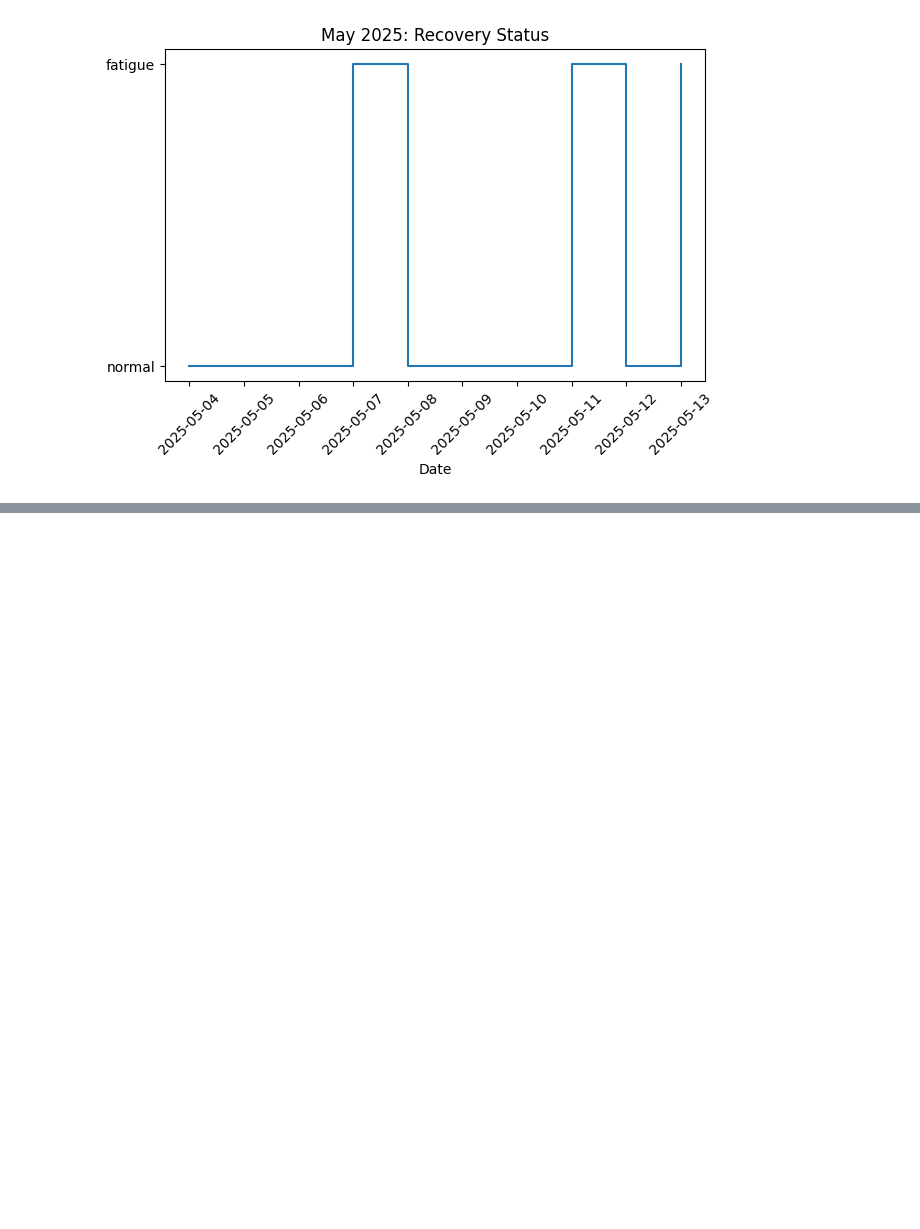
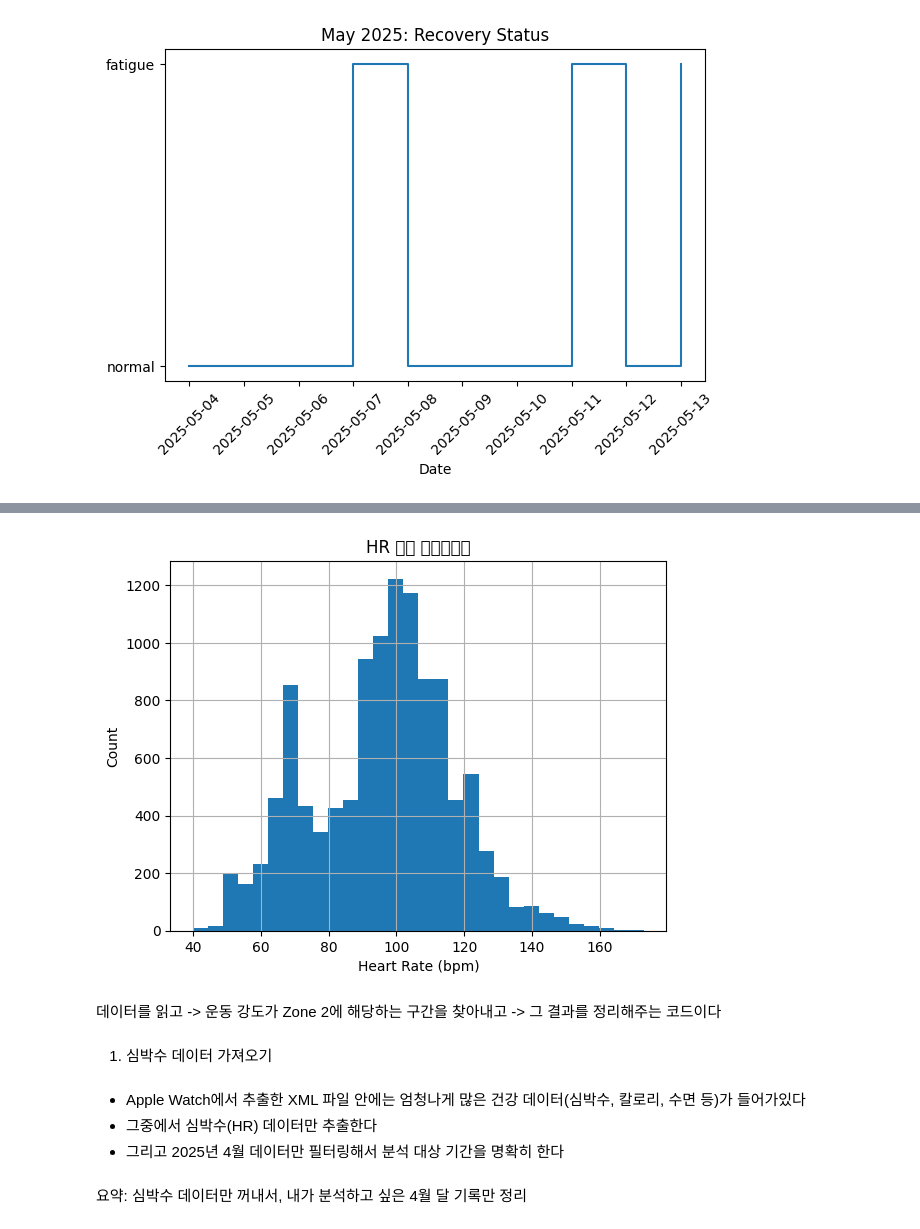
Before and after one commit to Mattlee10/Matt_Labs, a Jupyter notebook: 25_05.ipynb, the cells around one changed output, grey strips where cells are left out. Saved outputs shown, nothing was run; the diff lists cells and outputs as text; code cells hidden in the pictures; blank space fills up the shorter version.

```diff
--- a/25_05.ipynb
+++ b/25_05.ipynb
@@ -320,0 +430,14 @@ plt.show()
+# %%
+import matplotlib.pyplot as plt
+
+df_hr['HR'].hist(bins=30)
+plt.title('HR 분포 히스토그램')
+plt.xlabel('Heart Rate (bpm)')
+plt.ylabel('Count')
+plt.show()
+# %% [output]
+[figure, added]
+# %% [markdown]
+데이터를 읽고 -> 운동 강도가 Zone 2에 해당하는 구간을 찾아내고 -> 그 결과를 정리해주는 코드이다
+# %% [markdown]
+1. 심박수 데이터 가져오기
@@ -320,0 +446,6 @@ plt.show()
+# %% [markdown]
+- Apple Watch에서 추출한 XML 파일 안에는 엄청나게 많은 건강 데이터(심박수, 칼로리, 수면 등)가 들어가있다
+- 그중에서 심박수(HR) 데이터만 추출한다
+- 그리고 2025년 4월 데이터만 필터링해서 분석 대상 기간을 명확히 한다
+# %% [markdown]
+요약: 심박수 데이터만 꺼내서, 내가 분석하고 싶은 4월 달 기록만 정리
```
Also changed, not shown: parts of 11 cells of this notebook.
